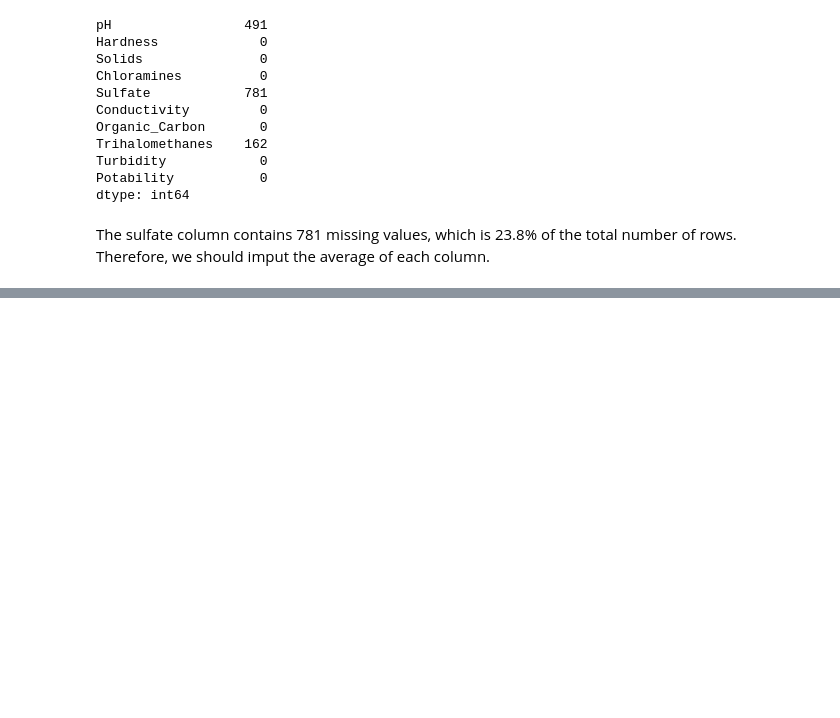
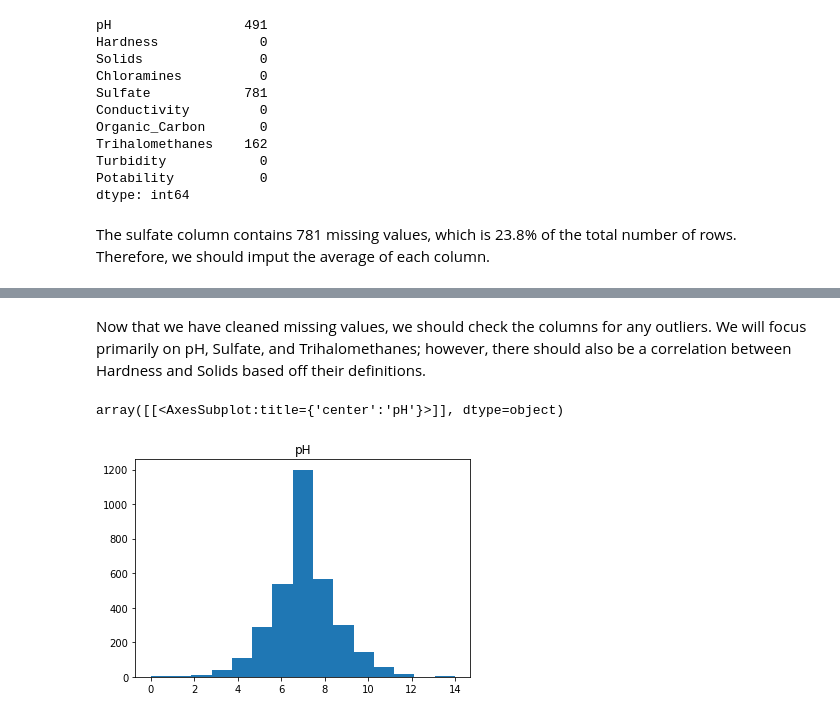
Before and after one commit to thomaspeavler/Water-Potability-Classifier, a Jupyter notebook: water-classifier.ipynb, the cells around one changed output, grey strips where cells are left out. Drawn from its saved outputs; the diff is of its cells as text; code cells hidden in the pictures; blank space fills up the shorter version.

Commit message:
Finished data cleaning section

```diff
--- a/water-classifier.ipynb
+++ b/water-classifier.ipynb
@@ -127,3 +127,11 @@ data.head()
 | 2 | 8.099124 | 224.236259 | 19909.541732 | 9.275884 | 333.775777 | 418.606213 | 16.868637 | 66.420093 | ... |
 | 3 | 8.316766 | 214.373394 | 22018.417441 | 8.059332 | 356.886136 | 363.266516 | 18.436524 | 100.341674 | ... |
 | 4 | 9.092223 | 181.101509 | 17978.986339 | 6.546600 | 310.135738 | 398.410813 | 11.558279 | 31.997993 | ... |
+# %% [markdown]
+Now that we have cleaned missing values, we should check the columns for any outliers. We will focus primarily on pH, Sulfate, and Trihalomethanes; however, there should also be a correlation between Hardness and Solids based off their definitions.
+# %%
+# Look at distribution of pH data
+data.hist(column='pH', grid=False, bins=15)
+# %% [output]
+array([[<AxesSubplot:title={'center':'pH'}>]], dtype=object)
+[figure, added]
```
Also changed, not shown: parts of 4 cells of this notebook.
